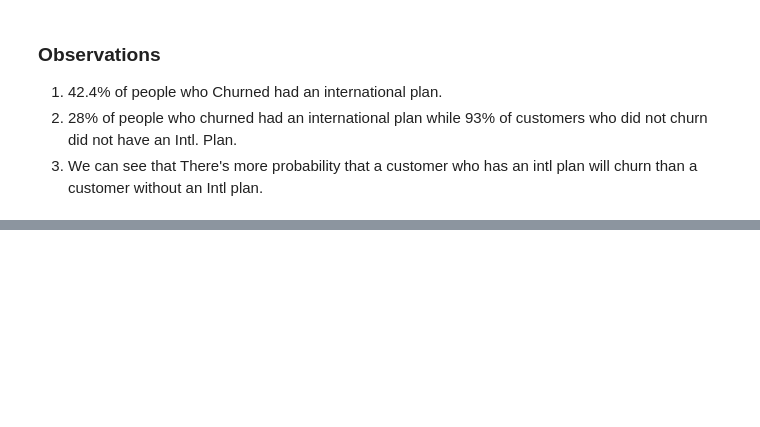
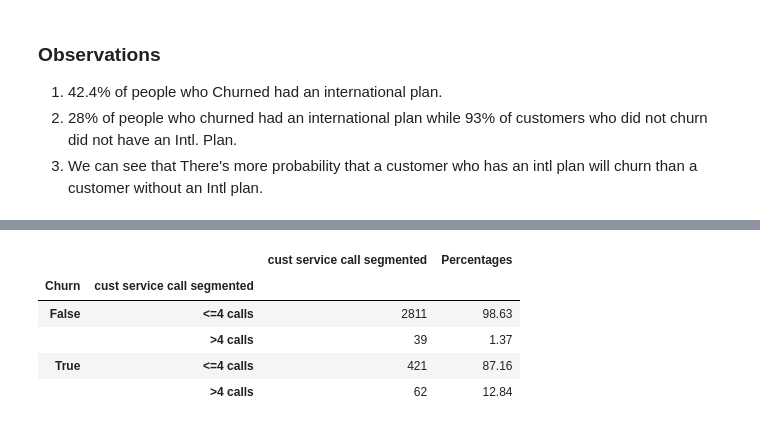
Before and after one commit to SharanKalyan/Customer_Churn_Analysis, a Jupyter notebook: Churn Prediction.ipynb, the cells around one changed output, grey strips where cells are left out. Saved outputs shown, nothing was run; the diff lists cells and outputs as text; code cells hidden in the pictures; blank space fills up the shorter version.

```diff
--- a/Churn Prediction.ipynb
+++ b/Churn Prediction.ipynb
@@ -196,0 +278,9 @@ ip_churn_op
+# %%
+csg_op
+# %% [output]
+|  |  | cust service call segmented | Percentages |
+| Churn | cust service call segmented |  |  |
+| False | <=4 calls | 2811 | 98.63 |
+|  | >4 calls | 39 | 1.37 |
+| True | <=4 calls | 421 | 87.16 |
+|  | >4 calls | 62 | 12.84 |
```
Also changed, not shown: parts of 18 cells of this notebook.
